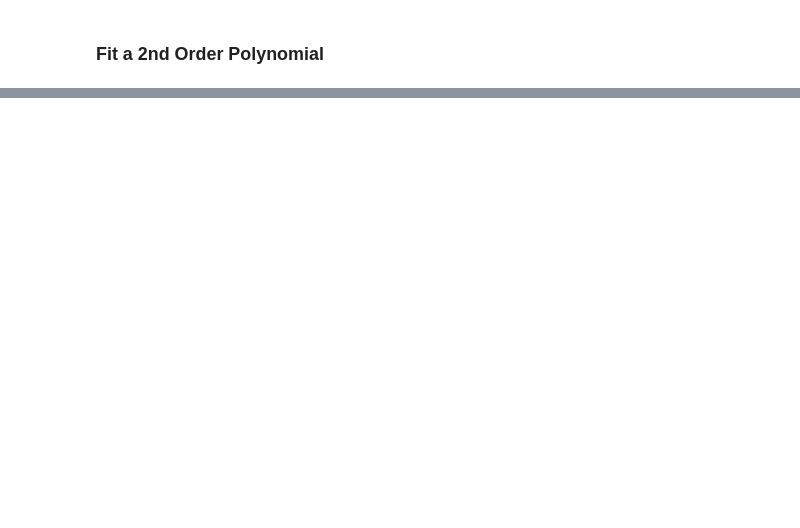
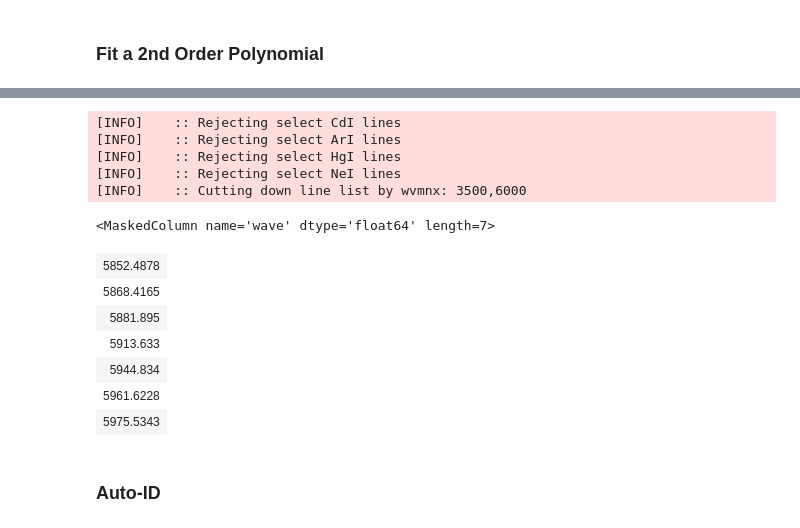
Before and after one commit to desihub/desispec, a Jupyter notebook: doc/nb/Boot_Calibs.ipynb, the cells around one changed output, grey strips where cells are left out. Drawn from its saved outputs; the diff is of its cells as text; code cells hidden in the pictures; blank space fills up the shorter version.

```diff
--- a/doc/nb/Boot_Calibs.ipynb
+++ b/doc/nb/Boot_Calibs.ipynb
@@ -55,7 +58,7 @@ xdb.xplot(yval[gdval],fitv[gdval]-xval[gdval], scatter=True)
 ### Polynomial fits (True)
 # %%
 reload(desiboot)
-xfit, fits = desiboot.fit_traces(xset,xerr)#[:,0:5],xerr[:,0:5])
+xfit, fdicts = desiboot.fit_traces(xset,xerr)#[:,0:5],xerr[:,0:5])
 # %% [markdown]
 ### QA
 # %%
@@ -94,0 +97,3 @@ plt.show()
+# %%
+# Load
+arc = fits.open('/Users/xavier/DESI/Wavelengths/pix-b0-00000000.fits')[0].data
@@ -94,0 +220,17 @@ plt.show()
+# %%
+arcparam = dict(llist=None,
+    disp=0.592,           # Ang (unbinned)
+    b1=0.,               # Pixel fit term (binning independent)
+    b2=0., #1.09530252e-05/arc.shape[0],               # Pixel fit term
+    wvmnx=[3500.,6000.],# Pixel fit term
+    disp_toler=0.1,      # 10% tolerance
+    match_toler=5.,      # Matcing tolerance (pixels)
+    func='legendre',     # Function for fitting
+    n_first=1,           # Order of polynomial for first fit
+    n_final=4,           # Order of polynomial for final fit
+    nsig_rej=2.,         # Number of sigma for rejection
+    nsig_rej_final=3.0,  # Number of sigma for rejection (final fit)
+    Nstrong=15)
+arcparam['b1']= 1./arcparam['disp']/arc.shape[0]
+aparm = arcparam
+aparm
@@ -94,0 +251,10 @@ plt.show()
+# %%
+reload(pypit_alines)
+#llist = pypit_alines.load_arcline_list(None,None,['CdI','ArI','NeI','HgI'],wvmnx=aparm['wvmnx'])
+llist = pypit_alines.load_arcline_list(None,None,['CdI','ArI','HgI','NeI'],wvmnx=aparm['wvmnx'])
+# %% [output]
+[INFO]    :: Rejecting select CdI lines
+[INFO]    :: Rejecting select ArI lines
+[INFO]    :: Rejecting select HgI lines
+[INFO]    :: Rejecting select NeI lines
+[INFO]    :: Cutting down line list by wvmnx: 3500,6000
@@ -94,0 +263,13 @@ plt.show()
+# %%
+llist['wave'][llist['Ion']=='NeI']
+# %% [output]
+<MaskedColumn name='wave' dtype='float64' length=7>
+| 5852.4878 |
+| 5868.4165 |
+| 5881.895 |
+| 5913.633 |
+| 5944.834 |
+| 5961.6228 |
+| 5975.5343 |
+# %% [markdown]
+### Auto-ID
```
Also changed, not shown: parts of 115 cells of this notebook, 1 other file.
